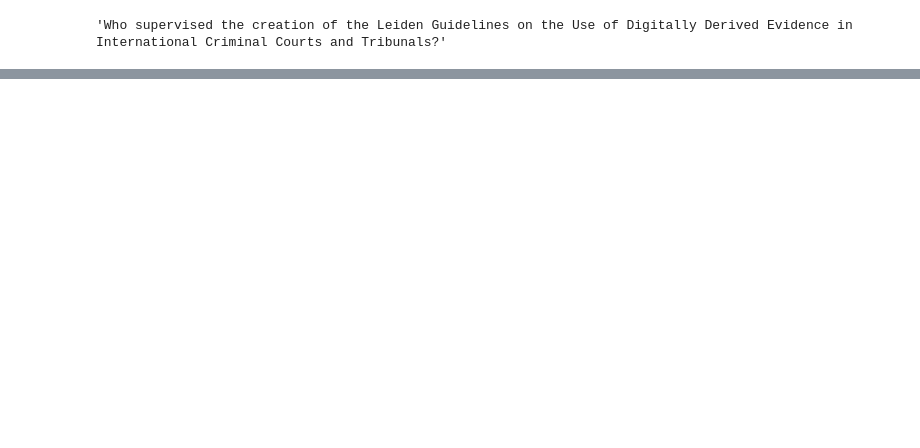
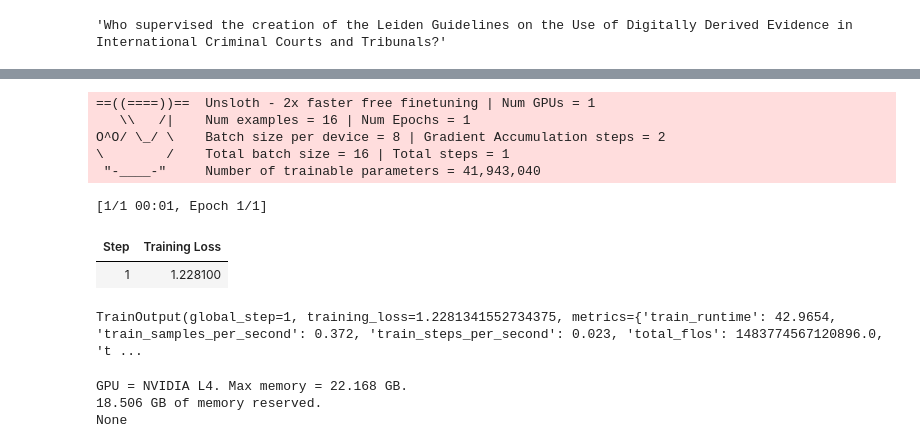
Before and after one commit to gizembrasser/raft-leiden-guidelines, a Jupyter notebook: raft_training.ipynb, the cells around one changed output, grey strips where cells are left out. Cells and saved outputs as stored; diff of their text form; code cells hidden in the pictures; blank space fills up the shorter version.

```diff
--- a/raft_training.ipynb
+++ b/raft_training.ipynb
@@ -118,0 +140,8 @@ Once the dataset is prepared, follow these [instructions](https://github.com/Shi
+# %%
+max_seq_length = 2048
+model, tokenizer = FastLanguageModel.from_pretrained(
+    model_name="unsloth/Meta-Llama-3.1-8B-bnb-4bit",
+    max_seq_length=max_seq_length,
+    load_in_4bit=True,
+    dtype=None,
+)
@@ -118,0 +153,10 @@ Once the dataset is prepared, follow these [instructions](https://github.com/Shi
+# %%
+model = FastLanguageModel.get_peft_model(
+    model,
+    r=16,
+    lora_alpha=16,
+    lora_dropout=0,
+    target_modules=["q_proj", "k_proj", "v_proj", "up_proj", "down_proj", "o_proj", "gate_proj"],
+    use_rslora=True,
+    use_gradient_checkpointing="unsloth"
+)
@@ -118,0 +245,48 @@ Once the dataset is prepared, follow these [instructions](https://github.com/Shi
+# %%
+trainer = SFTTrainer(
+    model=model,
+    tokenizer=tokenizer,
+    train_dataset=dataset,
+    dataset_text_field="text",
+    max_seq_length=max_seq_length,
+    dataset_num_proc=2,
+    packing=True,
+    args=TrainingArguments(
+        learning_rate=3e-4,
+        lr_scheduler_type="linear",
+        per_device_train_batch_size=8,
+        gradient_accumulation_steps=2,
+        num_train_epochs=1,
+        fp16=not is_bfloat16_supported(),
+        bf16=is_bfloat16_supported(),
+        logging_steps=1,
+        optim="adamw_8bit",
+        weight_decay=0.01,
+        warmup_steps=10,
+        output_dir="output",
+        seed=0,
+    ),
+)
+
+trainer.train()
+# %% [output]
+==((====))==  Unsloth - 2x faster free finetuning | Num GPUs = 1
+   \\   /|    Num examples = 16 | Num Epochs = 1
+O^O/ \_/ \    Batch size per device = 8 | Gradient Accumulation steps = 2
+\        /    Total batch size = 16 | Total steps = 1
+ "-____-"     Number of trainable parameters = 41,943,040
+[1/1 00:01, Epoch 1/1]
+| Step | Training Loss |
+| 1 | 1.228100 |
+TrainOutput(global_step=1, training_loss=1.2281341552734375, metrics={'train_runtime': 42.9654, 'train_samples_per_second': 0.372, 'train_steps_per_second': 0.023, 'total_flos': 1483774567120896.0, 't ...
+# %%
+# Show current memory stats
+gpu_stats = torch.cuda.get_device_properties(0)
+start_gpu_memory = round(torch.cuda.max_memory_reserved() / 1024 / 1024 / 1024, 3)
+max_memory = round(gpu_stats.total_memory / 1024 / 1024 / 1024, 3)
+print(f"GPU = {gpu_stats.name}. Max memory = {max_memory} GB.")
+print(f"{start_gpu_memory} GB of memory reserved.")
+# %% [output]
+GPU = NVIDIA L4. Max memory = 22.168 GB.
+18.506 GB of memory reserved.
+None
```
Also changed, not shown: parts of 21 cells of this notebook, 4 other files.
